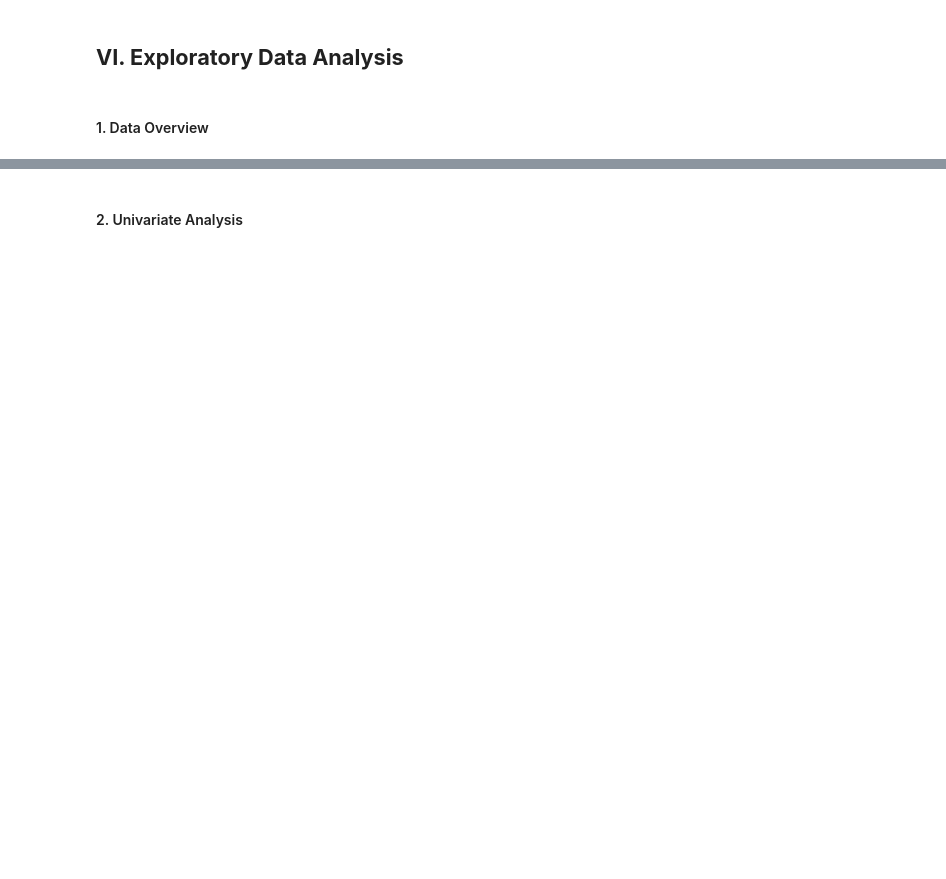
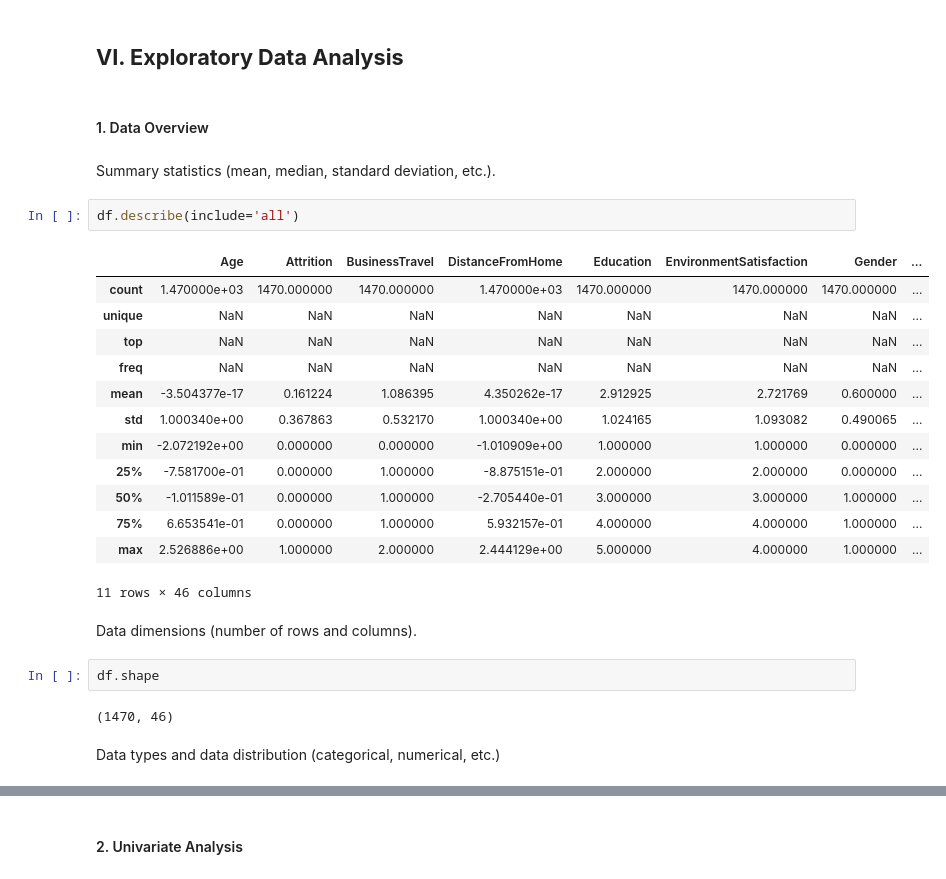
Before and after one commit to APaguil1990/SOLLDA1_MCO, a Jupyter notebook: IBM-Employee-Attrition-MCO.ipynb, the cells around one changed output, grey strips where cells are left out. Saved outputs shown, nothing was run; the diff lists cells and outputs as text; blank space fills up the shorter version.

```diff
--- a/IBM-Employee-Attrition-MCO.ipynb
+++ b/IBM-Employee-Attrition-MCO.ipynb
@@ -381,3 +300,29 @@ memory usage: 340.4 KB
 ## **VI. Exploratory Data Analysis**
 # %% [markdown]
 #### 1. Data Overview
+# %% [markdown]
+ Summary statistics (mean, median, standard deviation, etc.).
+# %%
+df.describe(include='all')
+# %% [output]
+|  | Age | Attrition | BusinessTravel | DistanceFromHome | Education | EnvironmentSatisfaction | Gender | ... |
+| count | 1.470000e+03 | 1470.000000 | 1470.000000 | 1.470000e+03 | 1470.000000 | 1470.000000 | 1470.000000 | ... |
+| unique | NaN | NaN | NaN | NaN | NaN | NaN | NaN | ... |
+| top | NaN | NaN | NaN | NaN | NaN | NaN | NaN | ... |
+| freq | NaN | NaN | NaN | NaN | NaN | NaN | NaN | ... |
+| mean | -3.504377e-17 | 0.161224 | 1.086395 | 4.350262e-17 | 2.912925 | 2.721769 | 0.600000 | ... |
+| std | 1.000340e+00 | 0.367863 | 0.532170 | 1.000340e+00 | 1.024165 | 1.093082 | 0.490065 | ... |
+| min | -2.072192e+00 | 0.000000 | 0.000000 | -1.010909e+00 | 1.000000 | 1.000000 | 0.000000 | ... |
+| 25% | -7.581700e-01 | 0.000000 | 1.000000 | -8.875151e-01 | 2.000000 | 2.000000 | 0.000000 | ... |
+| 50% | -1.011589e-01 | 0.000000 | 1.000000 | -2.705440e-01 | 3.000000 | 3.000000 | 1.000000 | ... |
+| 75% | 6.653541e-01 | 0.000000 | 1.000000 | 5.932157e-01 | 4.000000 | 4.000000 | 1.000000 | ... |
+| max | 2.526886e+00 | 1.000000 | 2.000000 | 2.444129e+00 | 5.000000 | 4.000000 | 1.000000 | ... |
+11 rows × 46 columns
+# %% [markdown]
+Data dimensions (number of rows and columns).
+# %%
+df.shape
+# %% [output]
+(1470, 46)
+# %% [markdown]
+Data types and data distribution (categorical, numerical, etc.)
```
Also changed, not shown: parts of 19 cells of this notebook.
